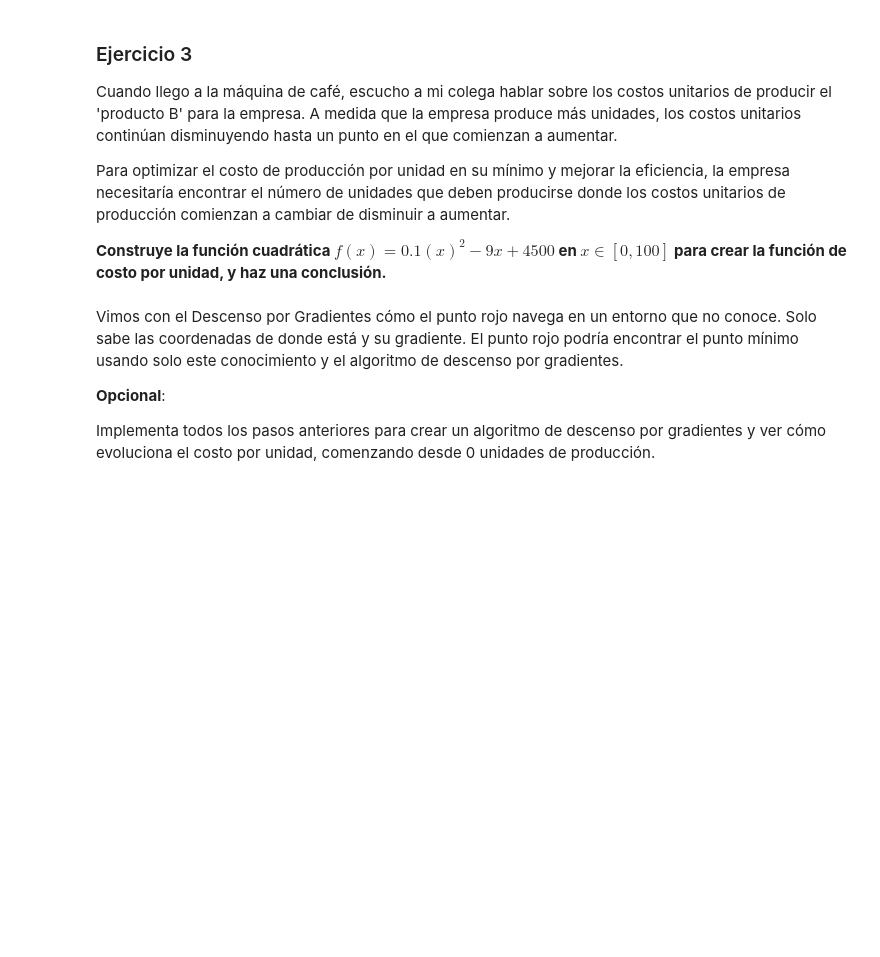
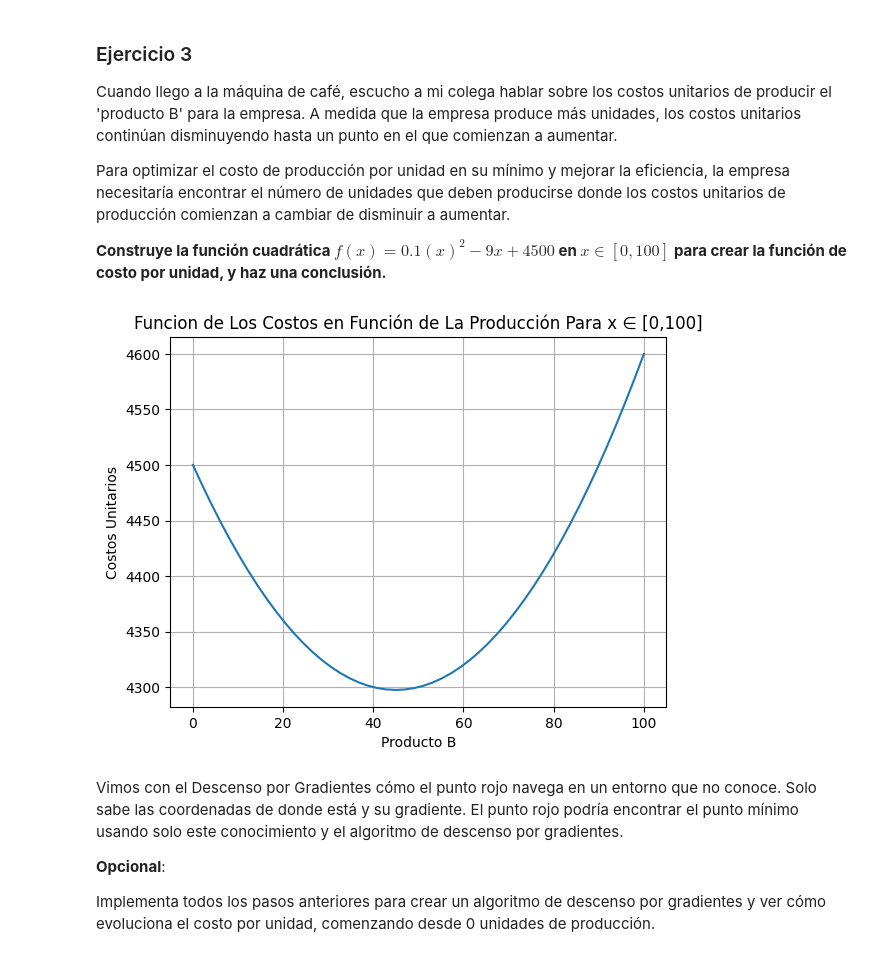
Before and after one commit to meneses-ls/2-calculus-and-algebra-problems-with-python, a Jupyter notebook: notebook/problems.es.ipynb, the cells around one changed output. Cells and saved outputs as stored; diff of their text form; code cells hidden in the pictures; blank space fills up the shorter version.

```diff
--- a/notebook/problems.es.ipynb
+++ b/notebook/problems.es.ipynb
@@ -317,7 +317,27 @@ Para optimizar el costo de producción por unidad en su mínimo y mejorar la efi
 
 **Construye la función cuadrática $f(x)=0.1(x)^2−9x +4500$ en $x∈[0,100]$ para crear la función de costo por unidad, y haz una conclusión.**
 # %%
-# Definir y graficar la función
+# - Definición de La Función a Emplear:
+
+def f(x):
+    return 0.1*x**2 - 9*x + 4500
+
+# - Graficación de La Función Para El Dominio Previamente Designado:
+
+x_axis = x_axis = np.linspace(0, 100)
+
+y_axis = f(x_axis)
+
+plt.title("Funcion de Los Costos en Función de La Producción Para x ∈ [0,100]")
+plt.xlabel("Producto B")
+plt.ylabel("Costos Unitarios")
+plt.grid(True)
+
+plt.plot(x_axis, y_axis)
+
+plt.show()
+# %% [output]
+[figure, added]
 # %% [markdown]
 Vimos con el Descenso por Gradientes cómo el punto rojo navega en un entorno que no conoce. Solo sabe las coordenadas de donde está y su gradiente. El punto rojo podría encontrar el punto mínimo usando solo este conocimiento y el algoritmo de descenso por gradientes.
 
```
Also changed, not shown: parts of 5 cells of this notebook.
